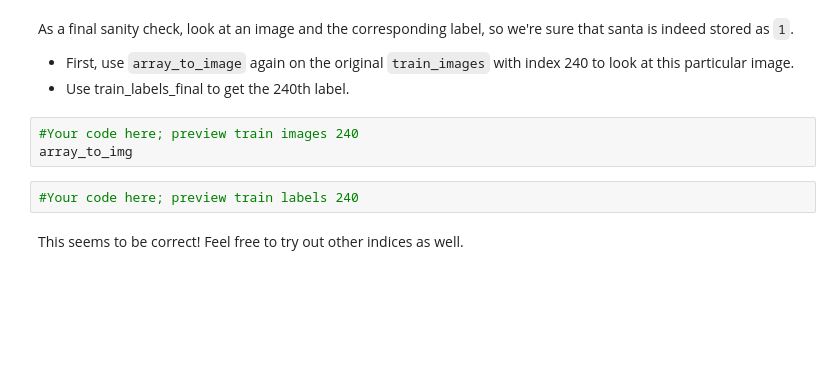
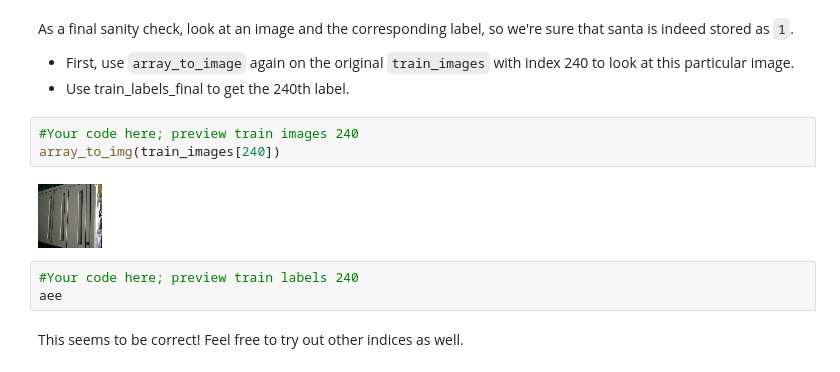
Before and after one commit to BSHaidar/dsc-introduction-to-neural-networks-lab-dc-ds-career-042219, a Jupyter notebook: index.ipynb, the cells around one changed output. Drawn from its saved outputs; the diff is of its cells as text; blank space fills up the shorter version.

```diff
--- a/index.ipynb
+++ b/index.ipynb
@@ -151,9 +151,12 @@ As a final sanity check, look at an image and the corresponding label, so we're
 - Use train_labels_final to get the 240th label.
 # %%
 #Your code here; preview train images 240
-array_to_img
+array_to_img(train_images[240])
+# %% [output]
+[figure, added]
 # %%
 #Your code here; preview train labels 240
+aee
 # %% [markdown]
 This seems to be correct! Feel free to try out other indices as well.
 # %% [markdown]
```
